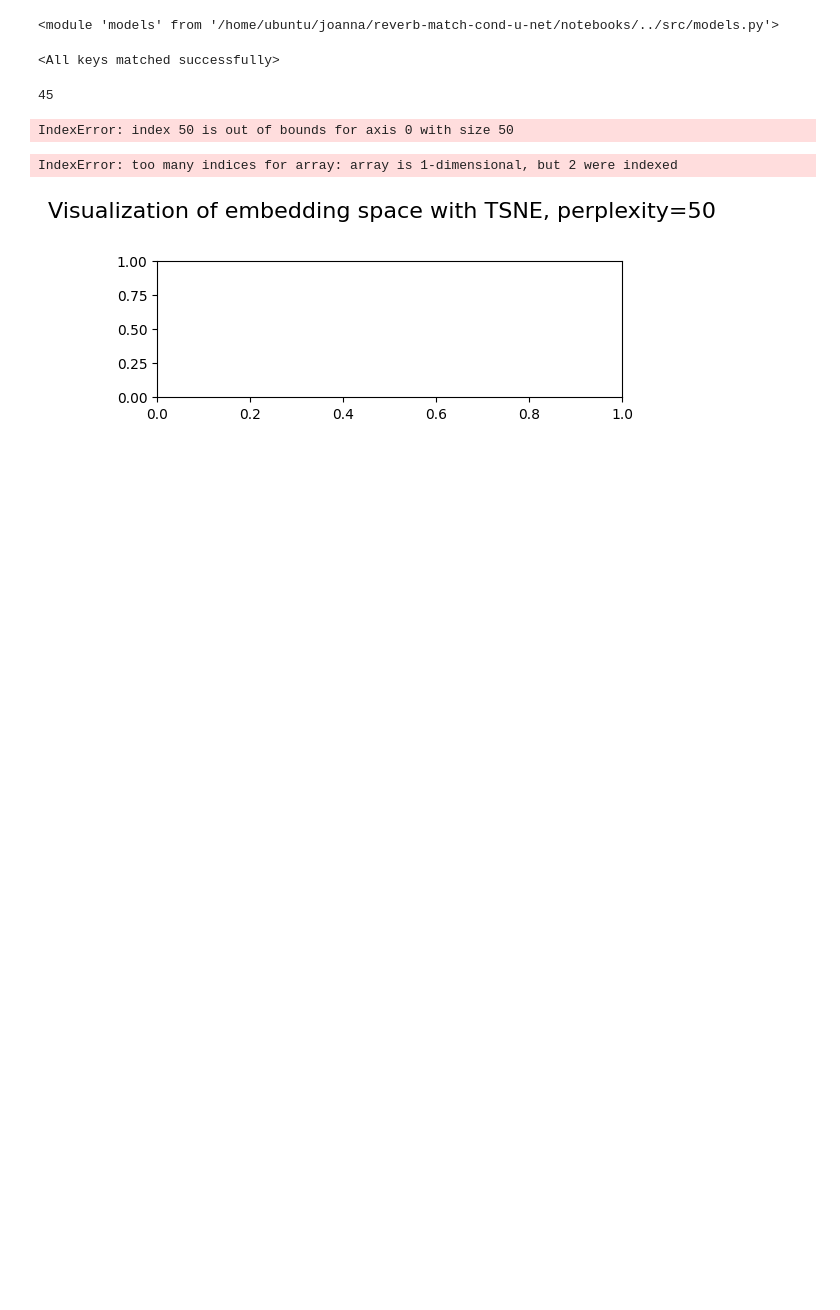
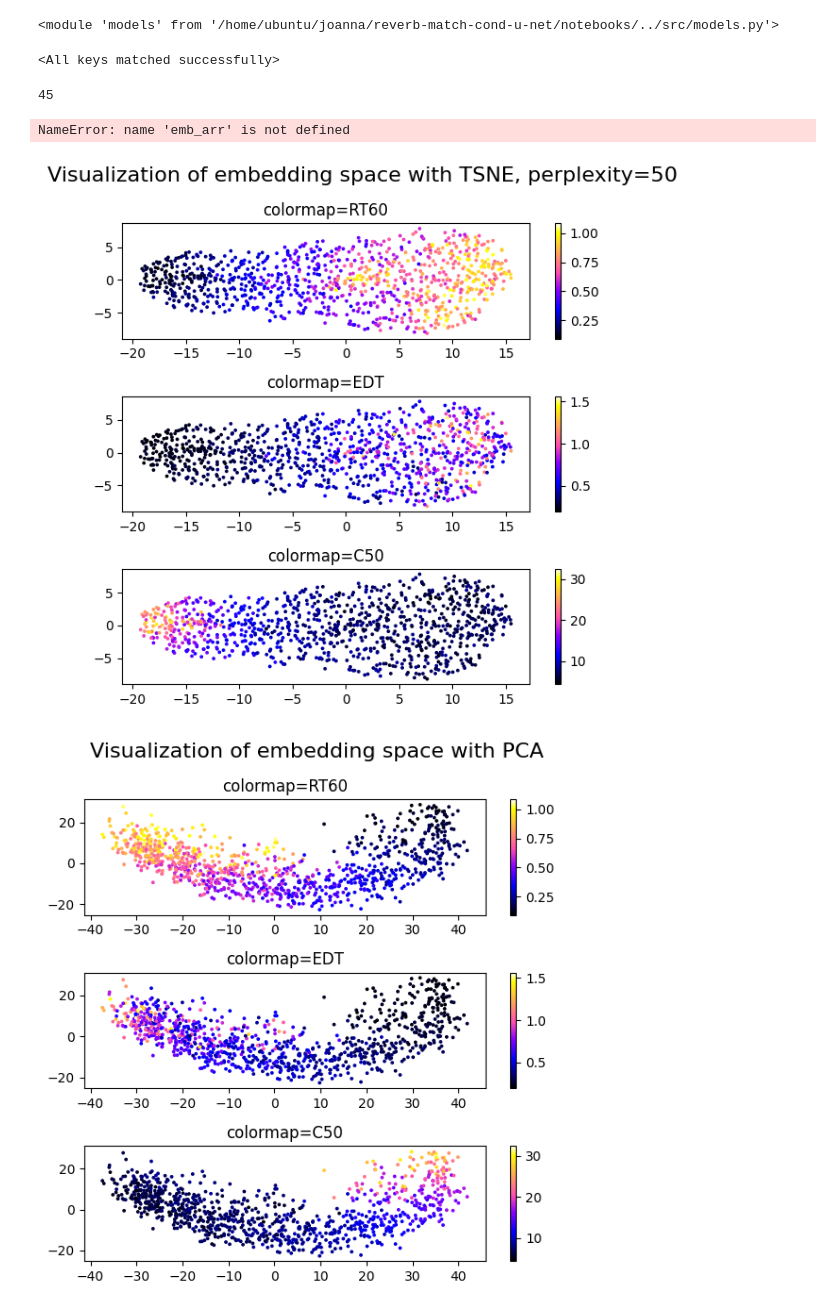
Before and after one commit to joaluba/reverb-match-cond-u-net, a Jupyter notebook: notebooks/evaluation_latent.ipynb, the cells around one changed output. Drawn from its saved outputs; the diff is of its cells as text; code cells hidden in the pictures; blank space fills up the shorter version.

```diff
--- a/notebooks/evaluation_latent.ipynb
+++ b/notebooks/evaluation_latent.ipynb
@@ -102,11 +102,21 @@ for j,data in enumerate(dataset):
         break
 # %%
-np.save('emb_arr.npy', emb_arr)
-np.save('rt30_meas_arr.npy', rt30_meas_arr)
-np.save('rt60_set_arr.npy', rt60_set_arr)
-np.save('rt60_true_arr.npy', rt60_true_arr)
-np.save('edt_meas_arr.npy', edt_meas_arr)
-np.save('c50_meas_arr.npy', c50_meas_arr)
+np.save('emb_arr3.npy', emb_arr)
+np.save('rt30_meas_arr3.npy', rt30_meas_arr)
+np.save('rt60_set_arr3.npy', rt60_set_arr)
+np.save('rt60_true_arr3.npy', rt60_true_arr)
+np.save('edt_meas_arr3.npy', edt_meas_arr)
+np.save('c50_meas_arr3.npy', c50_meas_arr)
+# %% [output]
+NameError: name 'emb_arr' is not defined
+# %%
+# Read the saved arrays
+emb_arr = np.load('emb_arr3.npy')
+rt30_meas_arr = np.load('rt30_meas_arr3.npy')
+rt60_set_arr = np.load('rt60_set_arr3.npy')
+rt60_true_arr = np.load('rt60_true_arr3.npy')
+edt_meas_arr = np.load('edt_meas_arr3.npy')
+c50_meas_arr = np.load('c50_meas_arr3.npy')
 # %%
 ################## PERFORM DIMENSIONALITY REDUCTION ON THE EMBEDDING SPACE ##################
 
@@ -119,59 +129,60 @@ indices_subset=range(1000)
 # using pca:
 embeddings_pca=PCA(n_components=2).fit_transform(emb_arr[indices_subset,:])
 # using first pca and then tsne:
-embeddings_pca_tsne = TSNE(n_components=2, learning_rate='auto', init='random', perplexity=50).fit_transform(PCA(n_components=20).fit_transform(emb_arr[indices_subset,:]))
+# embeddings_pca_tsne = TSNE(n_components=2, learning_rate='auto', init='random', perplexity=100).fit_transform(PCA(n_components=20).fit_transform(emb_arr[indices_subset,:]))
 # using tsne:
-embeddings_tsne = TSNE(n_components=2, learning_rate='auto', init='random', perplexity=50).fit_transform(emb_arr[indices_subset,:])
+embeddings_tsne = TSNE(n_components=2, learning_rate='auto', init='random', perplexity=100).fit_transform(emb_arr[indices_subset,:])
 # using u-map:
 embeddings_umap = umap.UMAP(n_components=2).fit_transform(emb_arr[indices_subset, :])
-# %% [output]
-IndexError: index 50 is out of bounds for axis 0 with size 50
 # %%
 ################## PLOT TSNE 2-DIM VISUALISATION OF THE EMBEDDING SPACE ##################
 
-cmap = plt.get_cmap('cool')
+cmap = plt.get_cmap('gnuplot2')
 
 # embeddings_tsne=embeddings_tsne[0:500,:]
 
 plt.figure(figsize=(6,6))
 plt.suptitle('Visualization of embedding space with TSNE, perplexity=50', fontsize=16)
 plt.subplot(3,1,1)
 plt.set_cmap(cmap)
-plt.scatter(embeddings_tsne[:,0] , embeddings_tsne[:,1], c=rt60_true_arr[indices_subset]);plt.colorbar();plt.title('colormap=RT60')
+plt.scatter(embeddings_tsne[:,0] , embeddings_tsne[:,1], c=rt60_true_arr[indices_subset], s=3);plt.colorbar();plt.title('colormap=RT60')
 plt.subplot(3,1,2)
 plt.set_cmap(cmap)
-plt.scatter(embeddings_tsne[:,0] , embeddings_tsne[:,1], c=edt_meas_arr[indices_subset]);plt.colorbar();plt.title('colormap=EDT')
+plt.scatter(embeddings_tsne[:,0] , embeddings_tsne[:,1], c=edt_meas_arr[indices_subset], s=3);plt.colorbar();plt.title('colormap=EDT')
 plt.subplot(3,1,3)
 plt.set_cmap(cmap)
-plt.scatter(embeddings_tsne[:,0] , embeddings_tsne[:,1], c=c50_meas_arr[indices_subset]);plt.colorbar();plt.title('colormap=C50')
+plt.scatter(embeddings_tsne[:,0] , embeddings_tsne[:,1], c=c50_meas_arr[indices_subset], s=3);plt.colorbar();plt.title('colormap=C50')
 plt.set_cmap(cmap)
 plt.tight_layout()
+plt.savefig('TSNE.pdf', format='pdf')
 plt.show()
 
 
 plt.figure(figsize=(6,6))
 plt.suptitle('Visualization of embedding space with PCA', fontsize=16)
 plt.subplot(3,1,1)
-plt.scatter(embeddings_pca[:,0] , embeddings_pca[:,1], c=rt60_true_arr[indices_subset]);plt.colorbar();plt.title('colormap=RT60')
+plt.scatter(embeddings_pca[:,0] , embeddings_pca[:,1], c=rt60_true_arr[indices_subset], s=3);plt.colorbar();plt.title('colormap=RT60')
 plt.subplot(3,1,2)
-plt.scatter(embeddings_pca[:,0] , embeddings_pca[:,1], c=edt_meas_arr[indices_subset]);plt.colorbar();plt.title('colormap=EDT')
+plt.scatter(embeddings_pca[:,0] , embeddings_pca[:,1], c=edt_meas_arr[indices_subset], s=3);plt.colorbar();plt.title('colormap=EDT')
 plt.subplot(3,1,3)
-plt.scatter(embeddings_pca[:,0] , embeddings_pca[:,1], c=c50_meas_arr[indices_subset]);plt.colorbar();plt.title('colormap=C50')
+plt.scatter(embeddings_pca[:,0] , embeddings_pca[:,1], c=c50_meas_arr[indices_subset], s=3);plt.colorbar();plt.title('colormap=C50')
 plt.tight_layout()
+plt.savefig('PCA.pdf', format='pdf')
 plt.show()
 
 
 
 plt.figure(figsize=(6,6))
 plt.suptitle('Visualization of embedding space with UMAP', fontsize=16)
-plt.subplot(1,1,1)
-plt.scatter(embeddings_umap[:,0] , embeddings_umap[:,1], c=rt60_true_arr[indices_subset]);plt.colorbar();plt.title('colormap=RT60')
+plt.subplot(3,1,1)
+plt.scatter(embeddings_umap[:,0] , embeddings_umap[:,1], c=rt60_true_arr[indices_subset], s=3);plt.colorbar();plt.title('colormap=RT60')
 plt.subplot(3,1,2)
-plt.scatter(embeddings_umap[:,0] , embeddings_umap[:,1], c=edt_meas_arr[indices_subset]);plt.colorbar();plt.title('colormap=EDT')
+plt.scatter(embeddings_umap[:,0] , embeddings_umap[:,1], c=edt_meas_arr[indices_subset], s=3);plt.colorbar();plt.title('colormap=EDT')
 plt.subplot(3,1,3)
-plt.scatter(embeddings_umap[:,0] , embeddings_umap[:,1], c=c50_meas_arr[indices_subset]);plt.colorbar();plt.title('colormap=C50')
+plt.scatter(embeddings_umap[:,0] , embeddings_umap[:,1], c=c50_meas_arr[indices_subset], s=3);plt.colorbar();plt.title('colormap=C50')
 plt.tight_layout()
+plt.savefig('UMAP.pdf', format='pdf')
 plt.show()
 # %% [output]
-IndexError: too many indices for array: array is 1-dimensional, but 2 were indexed
-[figure, old version]
+[figure, new version]
+[figure, added]
```
Also changed, not shown: parts of 8 cells of this notebook, 6 other files.
